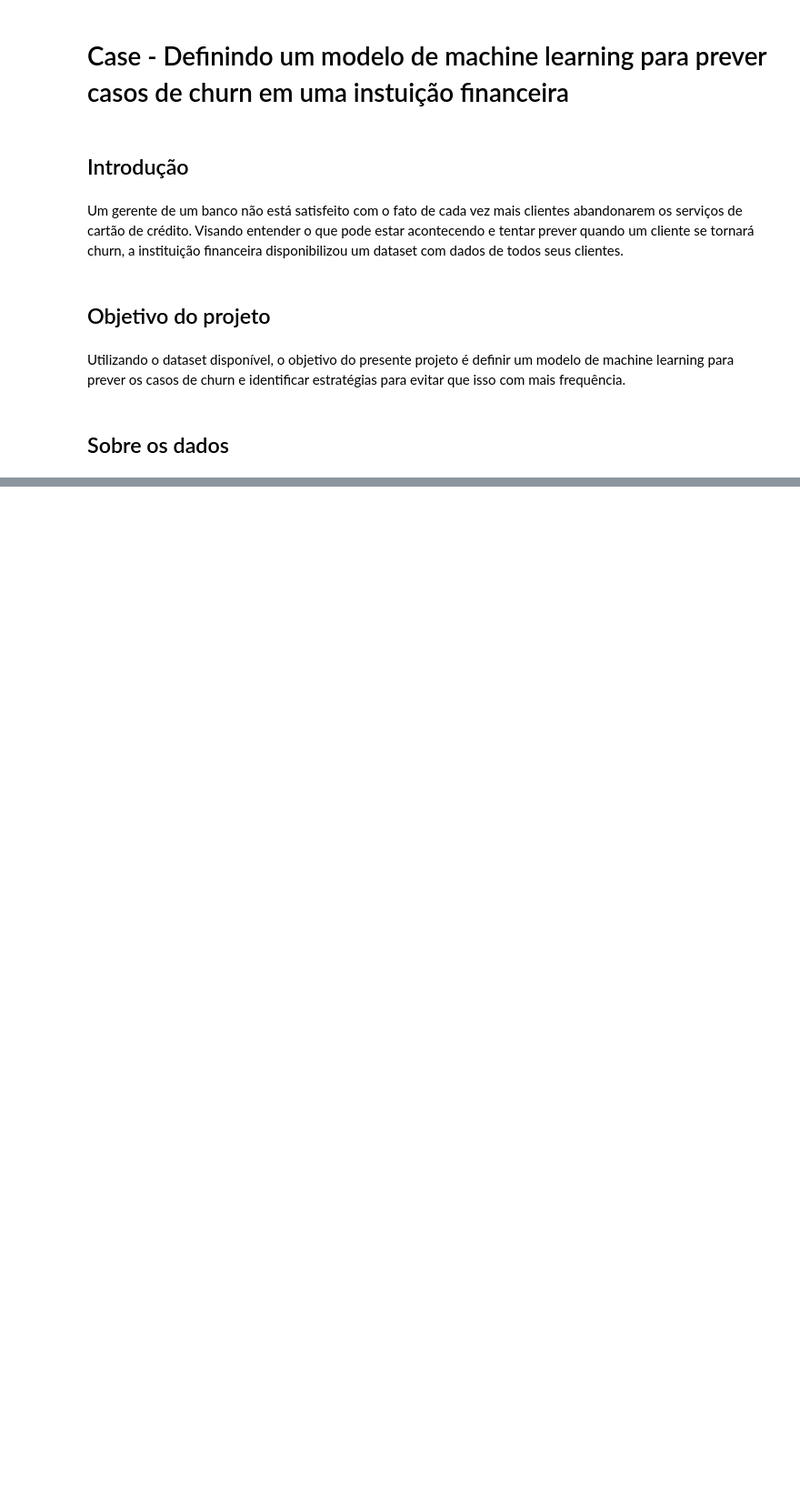
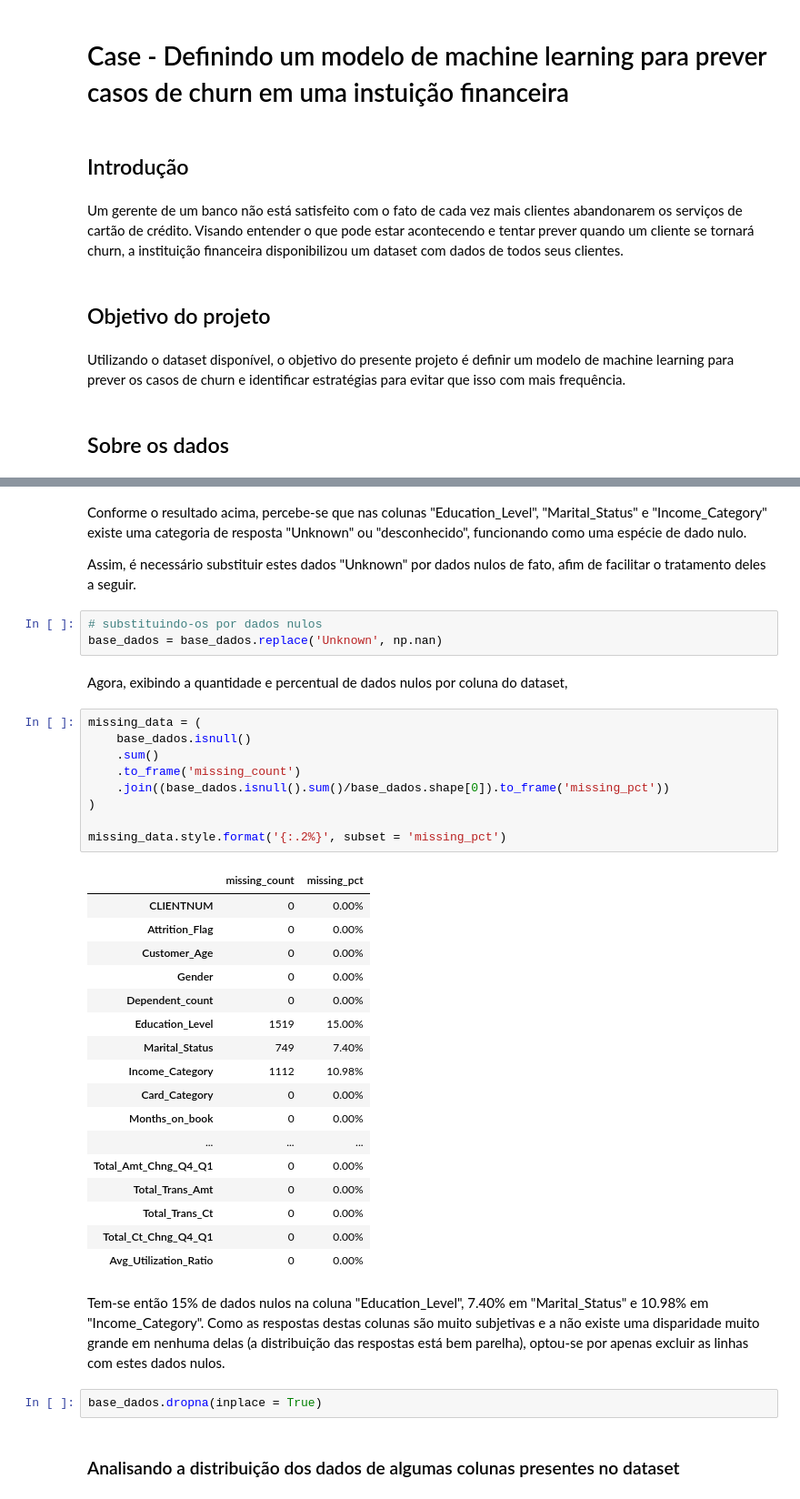
Before and after one commit to rfprates/modelo_classificacao_churn_banco, a Jupyter notebook: case_churn_bancos.ipynb, the cells around one changed output, grey strips where cells are left out. Shown at 91% size. Cells and saved outputs as stored; diff of their text form; blank space fills up the shorter version.

```diff
--- a/case_churn_bancos.ipynb
+++ b/case_churn_bancos.ipynb
@@ -36,0 +136,42 @@ O dataset disponibilizado consiste em dados de 10.000 clientes, mencionando idad
+# %% [markdown]
+Conforme o resultado acima, percebe-se que nas colunas "Education_Level", "Marital_Status" e "Income_Category" existe uma categoria de resposta "Unknown" ou "desconhecido", funcionando como uma espécie de dado nulo.
+
+Assim, é necessário substituir estes dados "Unknown" por dados nulos de fato, afim de facilitar o tratamento deles a seguir.
+# %%
+# substituindo-os por dados nulos
+base_dados = base_dados.replace('Unknown', np.nan)
+# %% [markdown]
+Agora, exibindo a quantidade e percentual de dados nulos por coluna do dataset,
+# %%
+missing_data = (
+    base_dados.isnull()
+    .sum()
+    .to_frame('missing_count')
+    .join((base_dados.isnull().sum()/base_dados.shape[0]).to_frame('missing_pct'))
+)
+
+missing_data.style.format('{:.2%}', subset = 'missing_pct')
+# %% [output]
+|  | missing_count | missing_pct |
+| CLIENTNUM | 0 | 0.00% |
+| Attrition_Flag | 0 | 0.00% |
+| Customer_Age | 0 | 0.00% |
+| Gender | 0 | 0.00% |
+| Dependent_count | 0 | 0.00% |
+| Education_Level | 1519 | 15.00% |
+| Marital_Status | 749 | 7.40% |
+| Income_Category | 1112 | 10.98% |
+| Card_Category | 0 | 0.00% |
+| Months_on_book | 0 | 0.00% |
+| ... | ... | ... |
+| Total_Amt_Chng_Q4_Q1 | 0 | 0.00% |
+| Total_Trans_Amt | 0 | 0.00% |
+| Total_Trans_Ct | 0 | 0.00% |
+| Total_Ct_Chng_Q4_Q1 | 0 | 0.00% |
+| Avg_Utilization_Ratio | 0 | 0.00% |
+# %% [markdown]
+Tem-se então 15% de dados nulos na coluna "Education_Level", 7.40% em "Marital_Status" e 10.98% em "Income_Category". Como as respostas destas colunas são muito subjetivas e a não existe uma disparidade muito grande em nenhuma delas (a distribuição das respostas está bem parelha), optou-se por apenas excluir as linhas com estes dados nulos.
+# %%
+base_dados.dropna(inplace = True)
+# %% [markdown]
+### Analisando a distribuição dos dados de algumas colunas presentes no dataset
```
Also changed, not shown: parts of 34 cells of this notebook.
